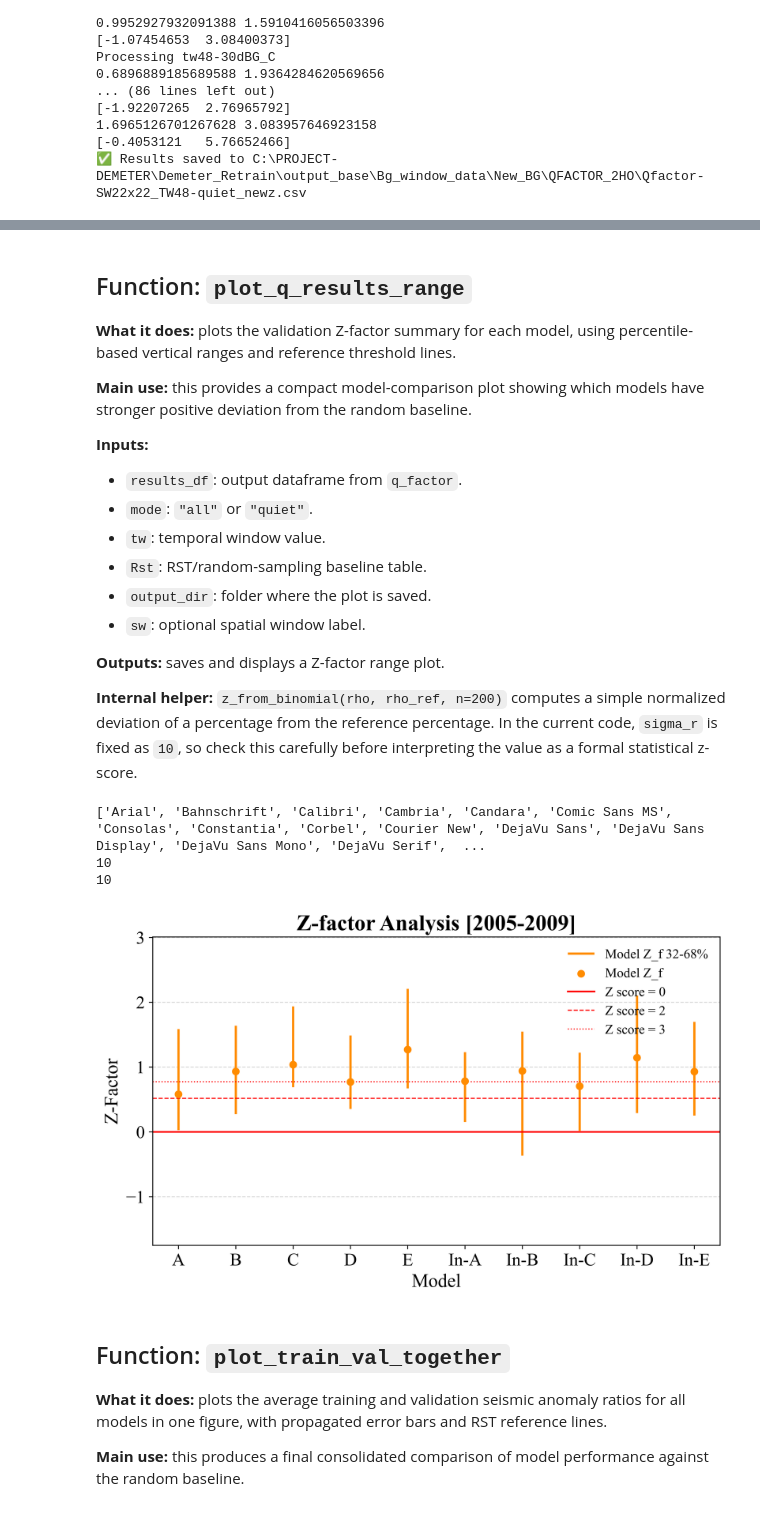
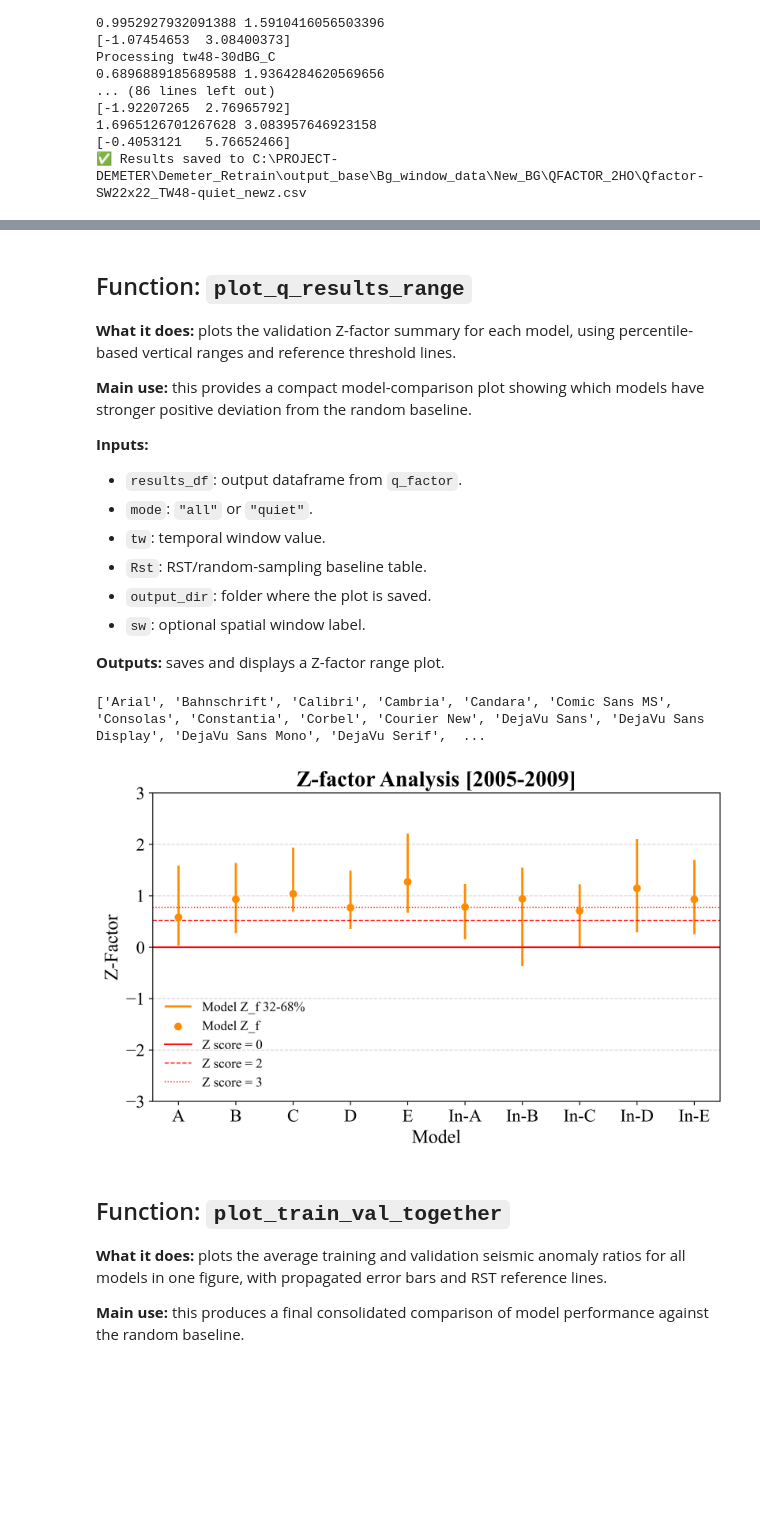
Before and after one commit to Meghababu99/Demeter-Anomaly-Detection-Framework, a Jupyter notebook: Final-Code/Results_PLOT_SW22TW48.ipynb, the cells around one changed output, grey strips where cells are left out. Saved outputs shown, nothing was run; the diff lists cells and outputs as text; code cells hidden in the pictures; blank space fills up the shorter version.

Commit message:
Removed old Q-factor based analysis and fns

```diff
--- a/Final-Code/Results_PLOT_SW22TW48.ipynb
+++ b/Final-Code/Results_PLOT_SW22TW48.ipynb
@@ -1200,10 +1115,7 @@ def z_factor(df_hparams, combined_wide, mode, output_dir):
         rho_i_tr   = tr[value_col].to_numpy()
         sigma_i_tr = tr[error_col].to_numpy()
 
-        # Q-factors
 
-        Q = np.sqrt(np.sum(((rho_i_val - rho_R) / sigma_i_val) ** 2)/len(rho_i_val))
-        Q_tr = np.sqrt(np.sum(((rho_i_tr - rho_R) / sigma_i_tr) ** 2)/len(rho_i_tr))
 
         # z-values (mean of normalized residuals)
         vals_val = (rho_i_val - rho_R) / sigma_i_val
@@ -1225,8 +1137,7 @@ def z_factor(df_hparams, combined_wide, mode, output_dir):
 
 
         # collect
-        q_factors.append(Q)
-        q_tr.append(Q_tr)
+
         z_va.append(z)
         z_tr.append(z_t)
         z_va_err32.append(p32_val)
@@ -1248,8 +1159,6 @@ def z_factor(df_hparams, combined_wide, mode, output_dir):
         "Naming": model_names,
         "RST_Median": rho_R_all,
         "RST_99.7": rho_R99_7_all,
-        f"Q_{mode}": q_factors,
-        f"Q_tr_{mode}": q_tr,
         f"z_va_{mode}": z_va,
         f"z_tr_{mode}": z_tr,
         f"z_tr_err32_{mode}": z_tr_err32,
@@ -1272,8 +1181,8 @@ def z_factor(df_hparams, combined_wide, mode, output_dir):
 
     return results
 # %%
-q_factor_all =q_factor(df_hparams,combined_wide, 'all', output_dir)
-q_factor_quiet =q_factor(df_hparams,combined_wide, 'quiet', output_dir)
+q_factor_all =z_factor(df_hparams,combined_wide, 'all', output_dir)
+q_factor_quiet =z_factor(df_hparams,combined_wide, 'quiet', output_dir)
 # %% [output]
 Processing tw48-30dBG_A
 0.02754586725194269 1.5866548880088451
@@ -1322,8 +1231,6 @@ q_factor_all
 - `sw`: optional spatial window label.
 
 **Outputs:** saves and displays a Z-factor range plot.
-
-**Internal helper:** `z_from_binomial(rho, rho_ref, n=200)` computes a simple normalized deviation of a percentage from the reference percentage. In the current code, `sigma_r` is fixed as `10`, so check this carefully before interpreting the value as a formal statistical z-score.
 # %%
 import numpy as np
 import matplotlib.pyplot as plt
@@ -1346,26 +1253,6 @@ def plot_q_results_range(results_df, mode, tw, Rst, output_dir=".", sw=None):
     rho_R      = float(Rst["q2_All"])
     rho_R99_7  = float(Rst["99.7_All"])
     rho_R0_3   = float(Rst["0.3_All"])
-    def z_from_binomial(rho, rho_ref, n=200):
-        """
-        Compute z = (rho - rho_ref) / sigma_r,
-        where sigma_r comes from binomial variance of rho.
-        rho and rho_ref are in percent.
-        """
-        p = rho/100            # convert % → proportion
-        sigma_p = np.sqrt(p * (1.0 - p) / n)  # std dev in proportion units
-        sigma_r = 10   # convert σ back to % units
-        print(sigma_r)
-        return (rho - rho_ref) / sigma_r
-
-    z_r99_7 = z_from_binomial(rho_R99_7, rho_R)
-    z_r0_3  = z_from_binomial(rho_R0_3,  rho_R)
-
-
-
-
-    # z_r99_7 = (rho_R99_7 - rho_R) / sigma
-    # z_r0_3  = (rho_R0_3 - rho_R) / sigma
 
 
     # ----- Data for plotting -----
@@ -1402,18 +1289,7 @@ def plot_q_results_range(results_df, mode, tw, Rst, output_dir=".", sw=None):
         color='red', linestyle='-', linewidth=1.5,
         label="Z score = 0"
     )
-    # plt.axhline(
-    #     z_r99_7,
-    #     color='red', linestyle='--', linewidth=1.2,
-    #     label="Z_Rst_99.7"
-    # )
-    # plt.axhline(
-    #     z_r0_3,
-    #     color='red', linestyle='--', linewidth=1.2,
-    #     label="Z_Rst_0.3"
-    # )
 
-    # x-axis labels = last token of model names
     plt.xticks(
         x,
         naming_short,
@@ -1431,45 +1307,40 @@ def plot_q_results_range(results_df, mode, tw, Rst, output_dir=".", sw=None):
                 label="Z score = 2")
     plt.axhline(z3, color="red", linestyle=":", linewidth=1,
                 label="Z score = 3")
-    # Heading: SW{sw}x{sw}_WOG_TW{tw}
-    #     title = f"WOG_TW{tw}"
+
 
     if sw is not None:
         title = f"Z-factor Analysis [2005-2009]"
     else:
         title = f"WOG_TW{tw}"
     plt.title(title, fontsize=20, fontweight="bold")
 
     plt.grid(axis="y", linestyle="--", alpha=0.5)
     plt.tick_params(axis='y', labelsize=16)
     plt.tick_params(axis='x', labelsize=16)
 
-    # y-limits: auto-scale around data and reference lines
-    ymin = min(y_lower.min(), z_r0_3, z_r99_7, 0) - 0.8
-    ymax = max(y_upper.max(), z_r0_3, z_r99_7, 0) + 0.8
-    plt.ylim(ymin, ymax)
+
+    plt.ylim(-3, 3)
 
     # Legend (no italics, as requested)
     plt.legend(fontsize=12, frameon=False, loc='best')
 
     plt.tight_layout()
 
     # filename (kept consistent with previous version)
     fname_sw = f"SW{sw}_" if sw is not None else ""
     fname = f"Z_va_{fname_sw}TW{tw}_{mode}_ranges-poster.png"
 
     plt.savefig(os.path.join(output_dir, fname), dpi=600, bbox_inches="tight")
     # plt.savefig(r"C:\PROJECT-DEMETER\Paper1\Plots\IEEE\fig_9a.png", dpi=600)
     # plt.savefig(r"C:\PROJECT-DEMETER\Paper1\Plots\IEEE\fig_9a.eps", dpi=600)
     plt.show()
 
 plot_q_results_range(q_factor_all,'all', tw,combined_wide,
                      output_dir=output_dir, sw=sw)
 # %% [output]
 ['Arial', 'Bahnschrift', 'Calibri', 'Cambria', 'Candara', 'Comic Sans MS', 'Consolas', 'Constantia', 'Corbel', 'Courier New', 'DejaVu Sans', 'DejaVu Sans Display', 'DejaVu Sans Mono', 'DejaVu Serif',  ...
-10
-10
-[figure, old version]
+[figure, new version]
 # %% [markdown]
 ## Function: `plot_train_val_together`
 
```
Also changed, not shown: parts of 10 cells of this notebook.
